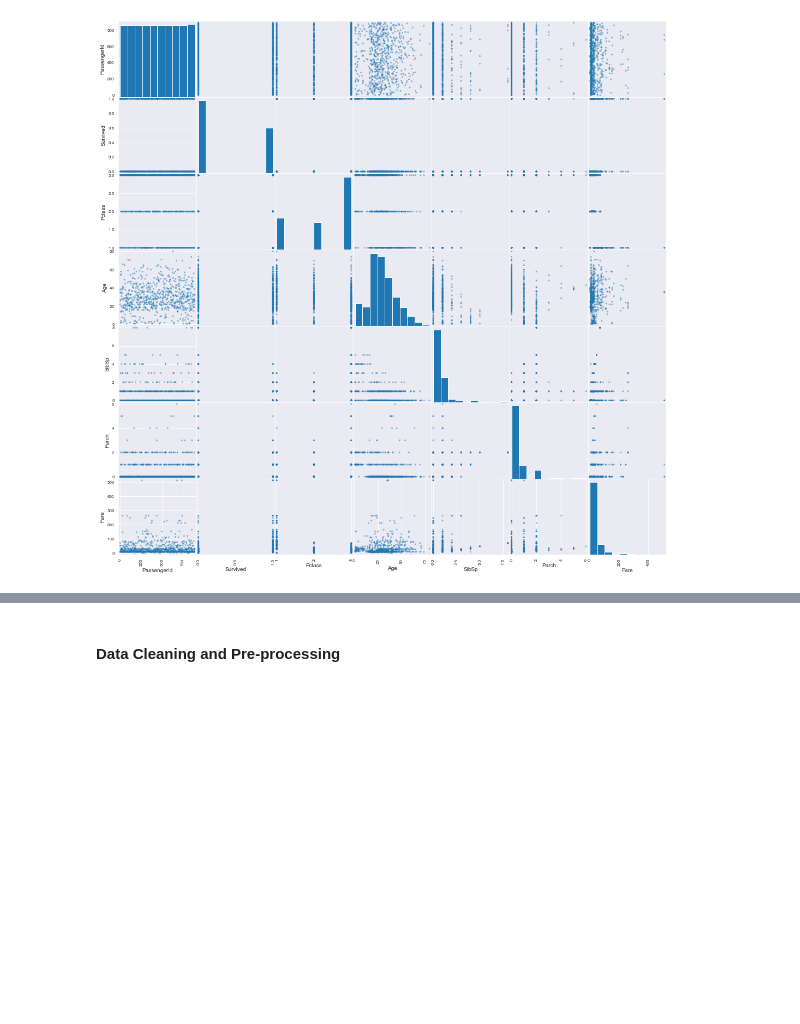
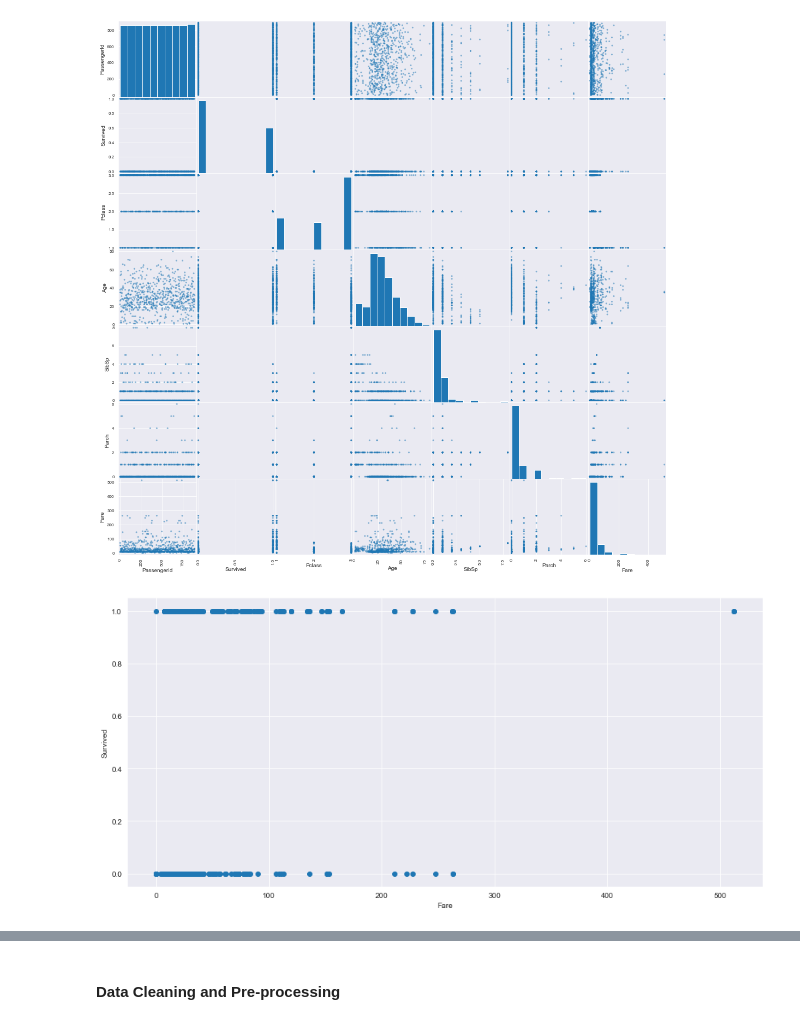
Before and after one commit to okoriechinonso1/Titanic_data_analysis-_repo, a Jupyter notebook: titanic_analysis.ipynb, the cells around one changed output, grey strips where cells are left out. Drawn from its saved outputs; the diff is of its cells as text; code cells hidden in the pictures; blank space fills up the shorter version.

```diff
--- a/titanic_analysis.ipynb
+++ b/titanic_analysis.ipynb
@@ -306,3 +308,16 @@ scatter_matrix(dF)
 pyplot.show()
 # %% [output]
 [figure]
+# %%
+# Scatter plot
+fig, ax = plt.subplots(figsize = (15,7))
+ax.scatter(dF['Fare'], dF['Survived'])
+
+# x-axis label
+ax.set_xlabel('Fare')
+
+# y-axis label
+ax.set_ylabel('Survived')
+plt.show()
+# %% [output]
+[figure, added]
```
Also changed, not shown: parts of 49 cells of this notebook.
